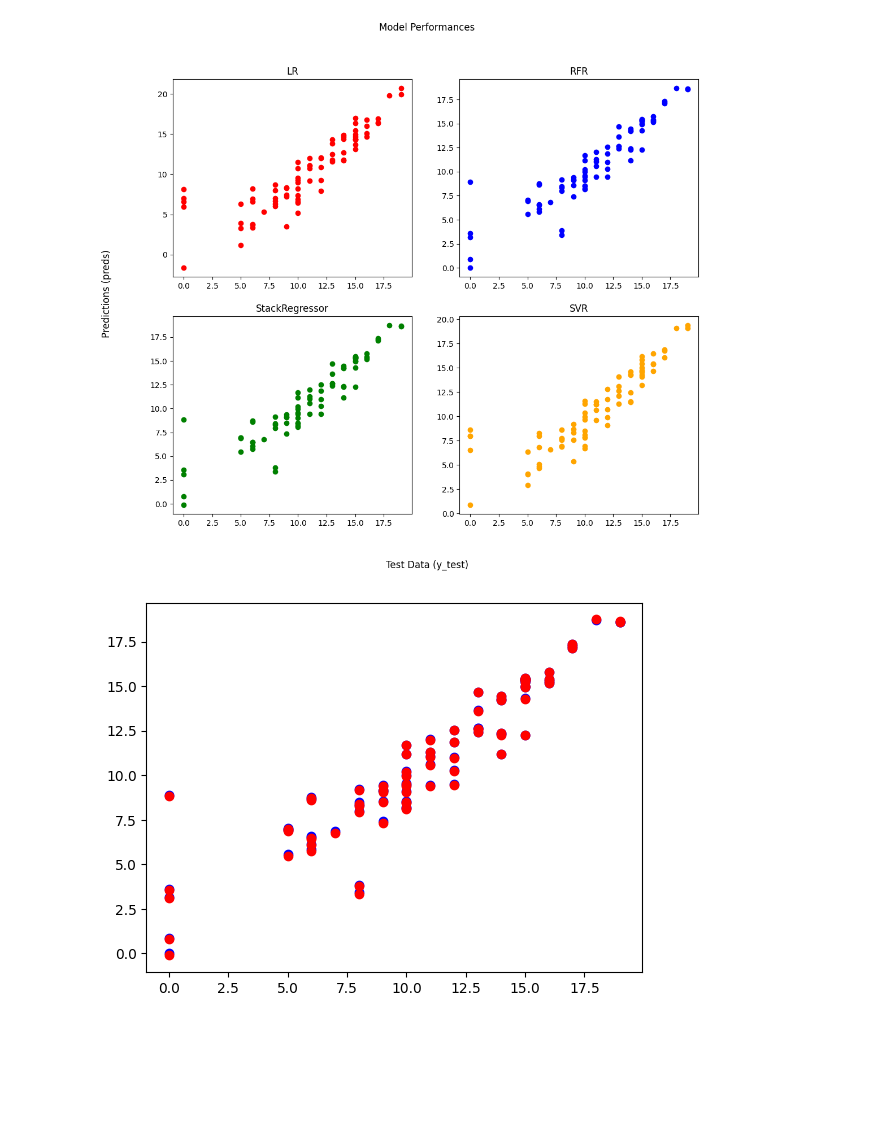
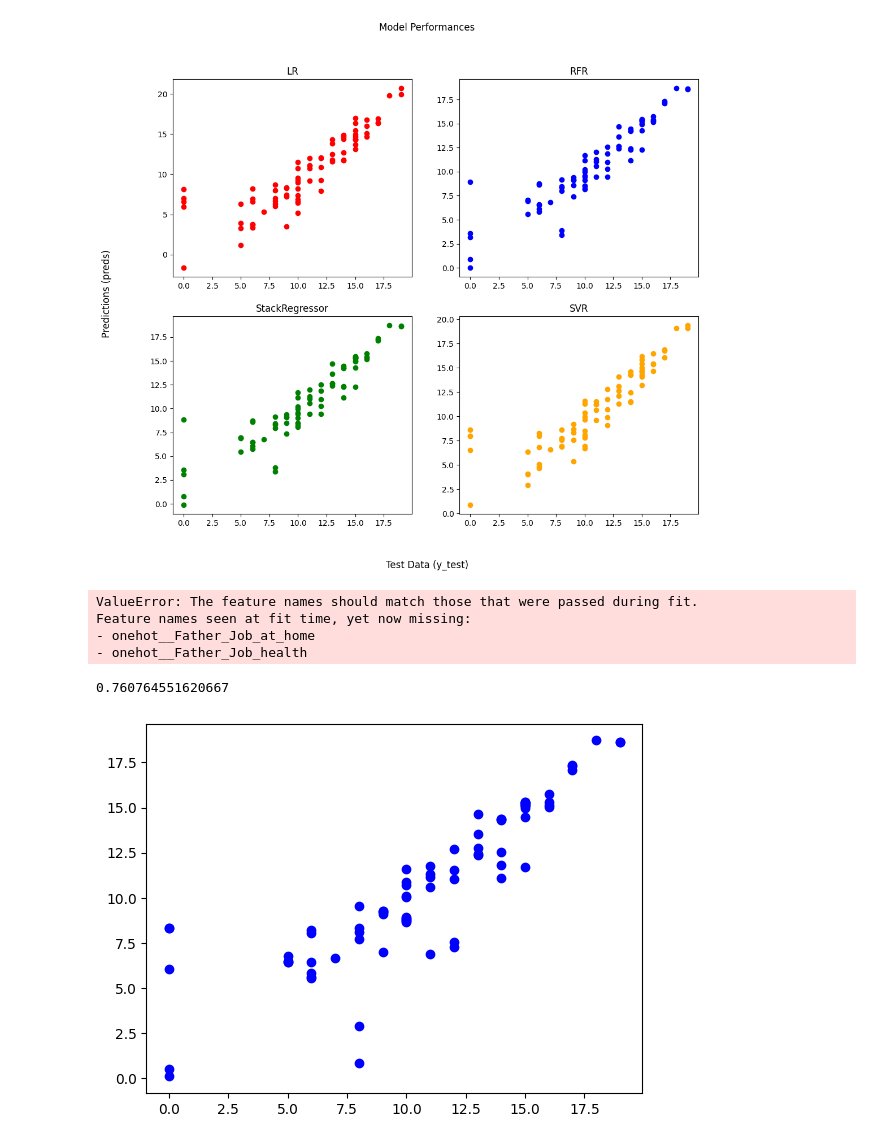
Before and after one commit to Ajinkya-18/Student_Performance_Prediction, a Jupyter notebook: notebooks/Performance_Predictor.ipynb, the cells around one changed output. Saved outputs shown, nothing was run; the diff lists cells and outputs as text; code cells hidden in the pictures; blank space fills up the shorter version.

```diff
--- a/notebooks/Performance_Predictor.ipynb
+++ b/notebooks/Performance_Predictor.ipynb
@@ -159,0 +167,3 @@ svr_preds = svr.predict(x_test_new)
+# %%
+support_masks = selector.get_support()
+best_features = x_train_new.columns[support_masks].tolist()
@@ -160,2 +212,4 @@ svr_preds = svr.predict(x_test_new)
+# %%
+x_test_new = col_transformer.transform(x_test)
 # %%
 from sklearn.metrics import r2_score, mean_absolute_error
@@ -229,9 +233,25 @@ axs[1][1].set_title('SVR')
 plt.savefig('../reports/Models_Performance.png')
 # %% [output]
 [figure]
-# %%
-plt.scatter(y_test, rfr_preds, color='blue')
-plt.scatter(y_test, stack_preds, color='red')
-plt.show()
-# %% [output]
-[figure, removed]
+# %%
+from joblib import load
+with open('../models/grid_search_best_estimator.joblib', 'rb') as f:
+    rfr = load(f)
+    y_preds = rfr.predict(x_test_new[best_features])
+    r2_score(y_test, y_preds)
+# %% [output]
+ValueError: The feature names should match those that were passed during fit.
+Feature names seen at fit time, yet now missing:
+- onehot__Father_Job_at_home
+- onehot__Father_Job_health
+# %%
+y_preds = rfr.predict(x_test_new[best_features])
+# %%
+r2_score(y_test, y_preds)
+# %% [output]
+0.760764551620667
+# %%
+plt.scatter(y_test, y_preds, color='blue')
+plt.savefig('../reports/Random_Forest_Regressor_best_params_Performance.png')
+# %% [output]
+[figure, added]
```
Also changed, not shown: parts of 33 cells of this notebook, 13 other files.
